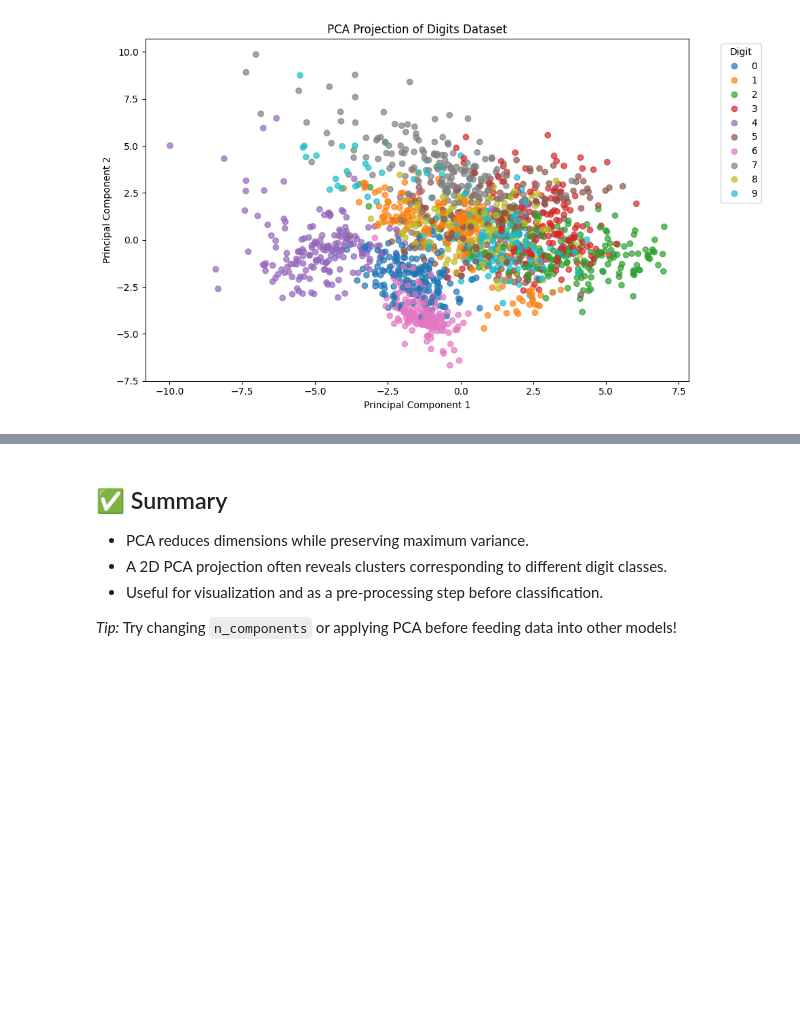
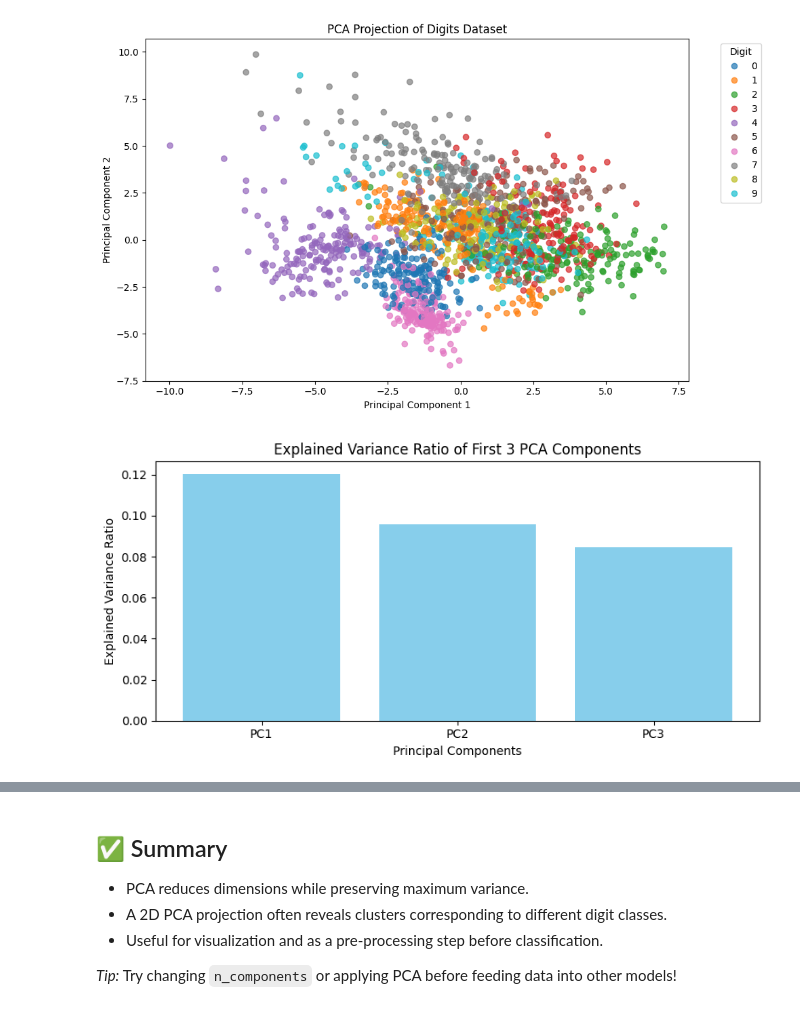
Before and after one commit to Shadabur-Rahaman/30-days-ml-projects, a Jupyter notebook: Day_16_PCA_Dimensionality_Reduction_Cleaned/notebooks/Day_16_PCA_Dimensionality_Reduction_Cleaned.ipynb, the cells around one changed output, grey strips where cells are left out. Saved outputs shown, nothing was run; the diff lists cells and outputs as text; code cells hidden in the pictures; blank space fills up the shorter version.

```diff
--- a/Day_16_PCA_Dimensionality_Reduction_Cleaned/notebooks/Day_16_PCA_Dimensionality_Reduction_Cleaned.ipynb
+++ b/Day_16_PCA_Dimensionality_Reduction_Cleaned/notebooks/Day_16_PCA_Dimensionality_Reduction_Cleaned.ipynb
@@ -59,3 +60,16 @@ plt.tight_layout()
 plt.show()
 # %% [output]
 [figure]
+# %%
+# 📊 Explained Variance Ratio Plot
+plt.figure(figsize=(8, 4))
+components = [f'PC{i+1}' for i in range(3)]
+plt.bar(components, pca_3d.explained_variance_ratio_, color='skyblue')
+plt.xlabel('Principal Components')
+plt.ylabel('Explained Variance Ratio')
+plt.title('Explained Variance Ratio of First 3 PCA Components')
+plt.tight_layout()
+plt.savefig("explained_variance_ratio.png")
+plt.show()
+# %% [output]
+[figure, added]
```
Also changed, not shown: parts of 5 cells of this notebook.
